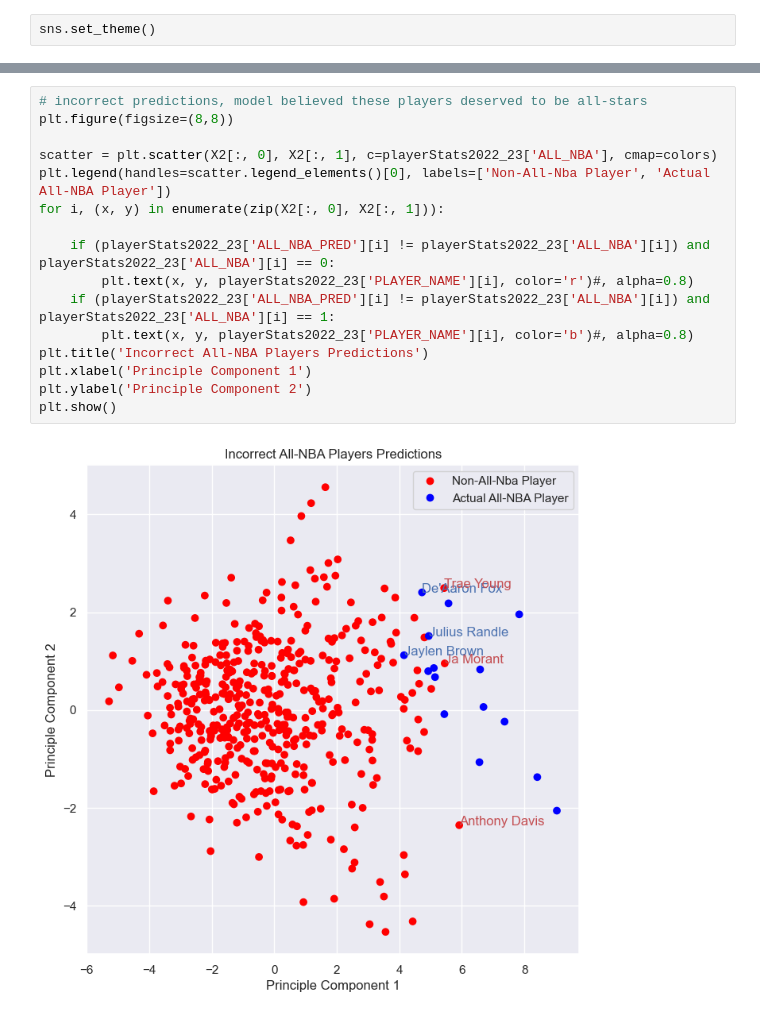
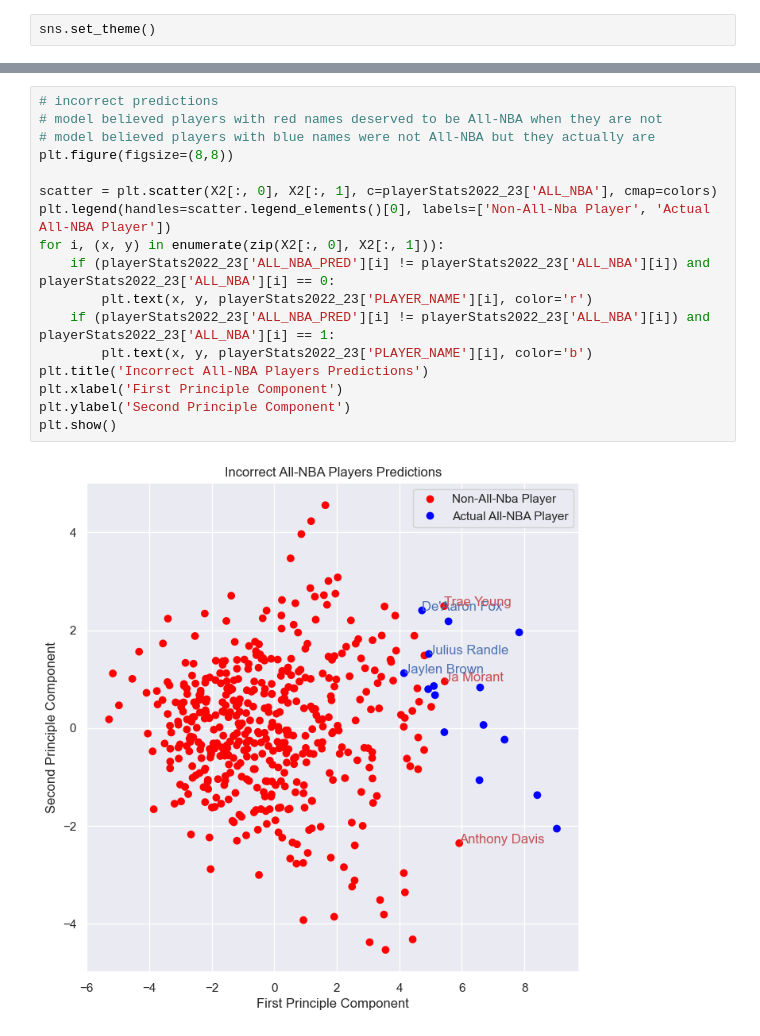
Before and after one commit to MikaelKaas/All-NBA_Award_Predictions, a Jupyter notebook: 6-make_predictions.ipynb, the cells around one changed output, grey strips where cells are left out. Saved outputs shown, nothing was run; the diff lists cells and outputs as text.

```diff
--- a/6-make_predictions.ipynb
+++ b/6-make_predictions.ipynb
@@ -191,21 +195,22 @@ plt.show()
 # %%
-# incorrect predictions, model believed these players deserved to be all-stars
+# incorrect predictions
+# model believed players with red names deserved to be All-NBA when they are not
+# model believed players with blue names were not All-NBA but they actually are
 plt.figure(figsize=(8,8))
 
 scatter = plt.scatter(X2[:, 0], X2[:, 1], c=playerStats2022_23['ALL_NBA'], cmap=colors)
 plt.legend(handles=scatter.legend_elements()[0], labels=['Non-All-Nba Player', 'Actual All-NBA Player'])
 for i, (x, y) in enumerate(zip(X2[:, 0], X2[:, 1])):
-
     if (playerStats2022_23['ALL_NBA_PRED'][i] != playerStats2022_23['ALL_NBA'][i]) and playerStats2022_23['ALL_NBA'][i] == 0:
-        plt.text(x, y, playerStats2022_23['PLAYER_NAME'][i], color='r')#, alpha=0.8)
+        plt.text(x, y, playerStats2022_23['PLAYER_NAME'][i], color='r')
     if (playerStats2022_23['ALL_NBA_PRED'][i] != playerStats2022_23['ALL_NBA'][i]) and playerStats2022_23['ALL_NBA'][i] == 1:
-        plt.text(x, y, playerStats2022_23['PLAYER_NAME'][i], color='b')#, alpha=0.8)
+        plt.text(x, y, playerStats2022_23['PLAYER_NAME'][i], color='b')
 plt.title('Incorrect All-NBA Players Predictions')
-plt.xlabel('Principle Component 1')
-plt.ylabel('Principle Component 2')
+plt.xlabel('First Principle Component')
+plt.ylabel('Second Principle Component')
 plt.show()
 # %% [output]
-[figure, old version]
+[figure, new version]
 # %%
 # finally, I wanted to make predictions on the current season (2023-24) just for fun!
 # we won't be able to test the accuracy of these predictions as the All-NBA teams for this season haven't been selected yet!
```
Also changed, not shown: parts of 7 cells of this notebook, 2 other files.
